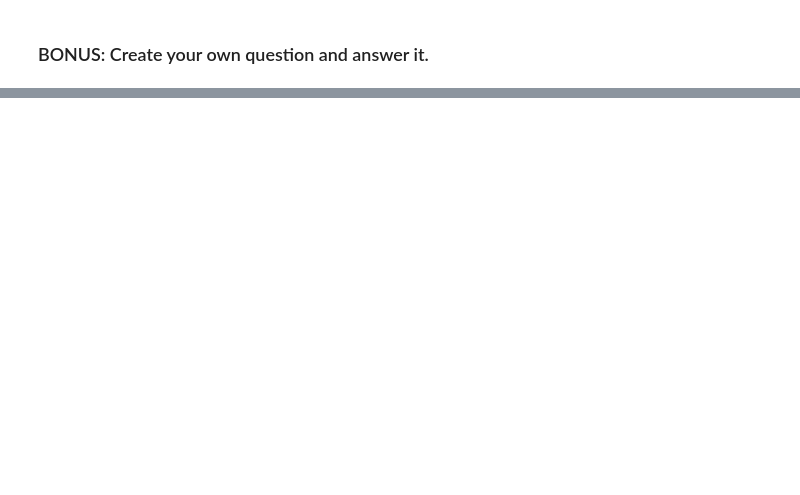
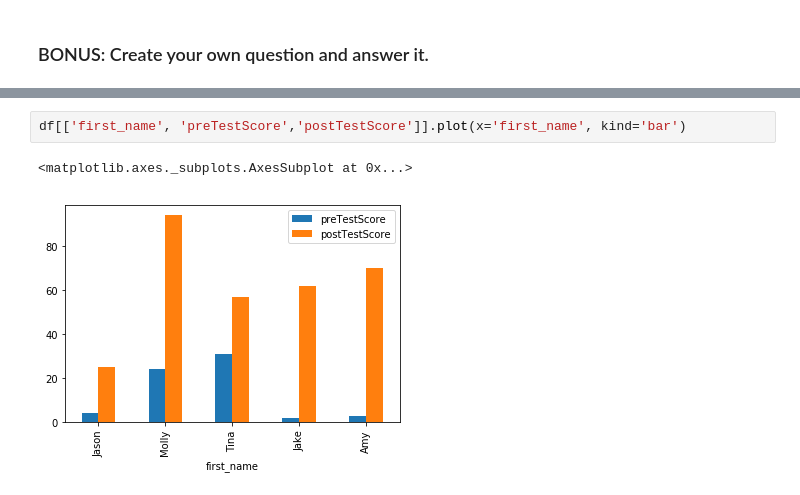
Before and after one commit to jordanmoritz/PandasExercises, a Jupyter notebook: pandas_exercises-master/07_Visualization/Scores/Exercises.ipynb, the cells around one changed output, grey strips where cells are left out. Cells and saved outputs as stored; diff of their text form; blank space fills up the shorter version.

```diff
--- a/pandas_exercises-master/07_Visualization/Scores/Exercises.ipynb
+++ b/pandas_exercises-master/07_Visualization/Scores/Exercises.ipynb
@@ -68,0 +84,5 @@ plt.scatter(x=df.preTestScore, y=df.postTestScore, s=df.age)
+# %%
+df[['first_name', 'preTestScore','postTestScore']].plot(x='first_name', kind='bar')
+# %% [output]
+<matplotlib.axes._subplots.AxesSubplot at 0x...>
+[figure, added]
```
Also changed, not shown: parts of 5 cells of this notebook.
